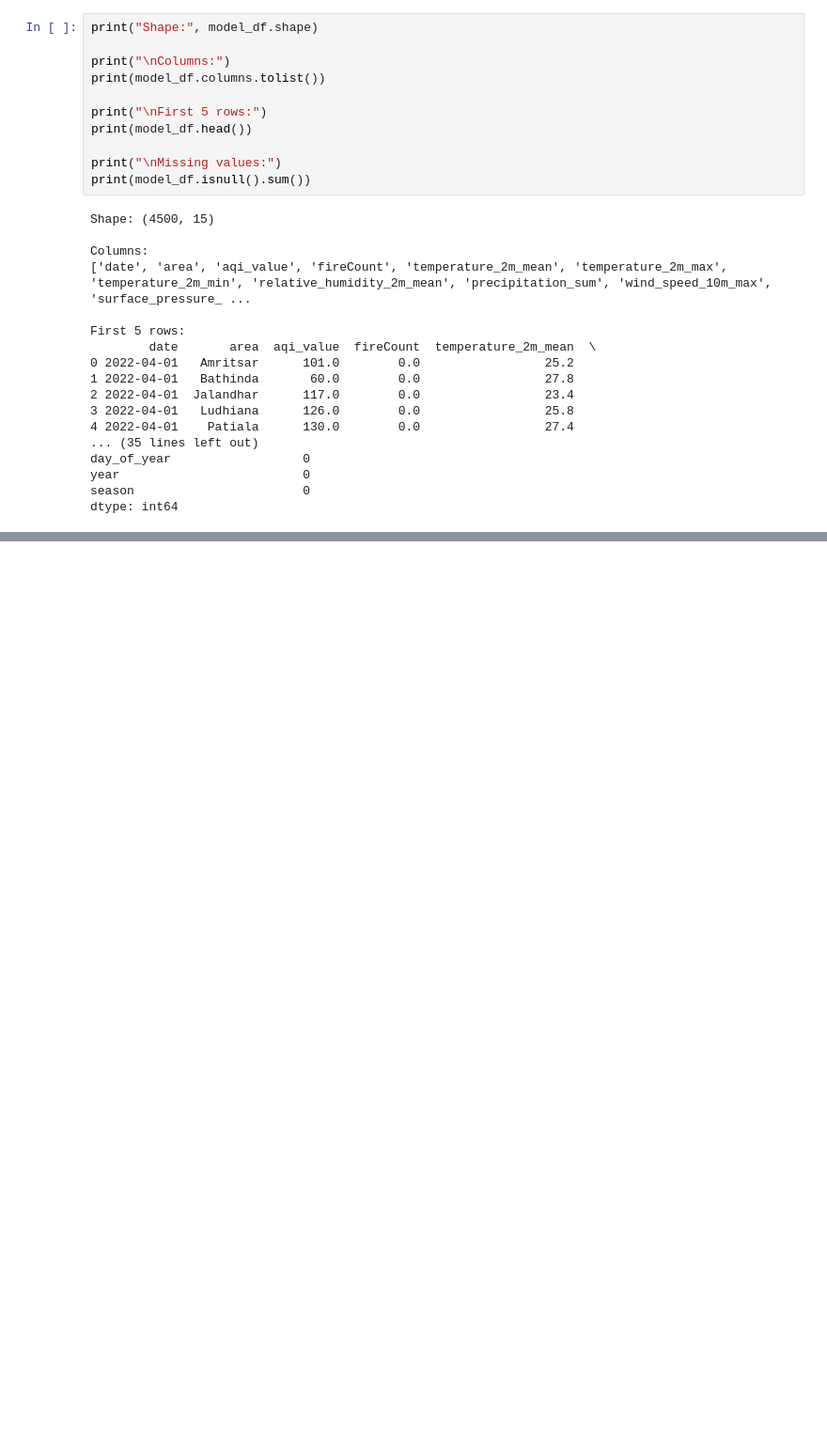
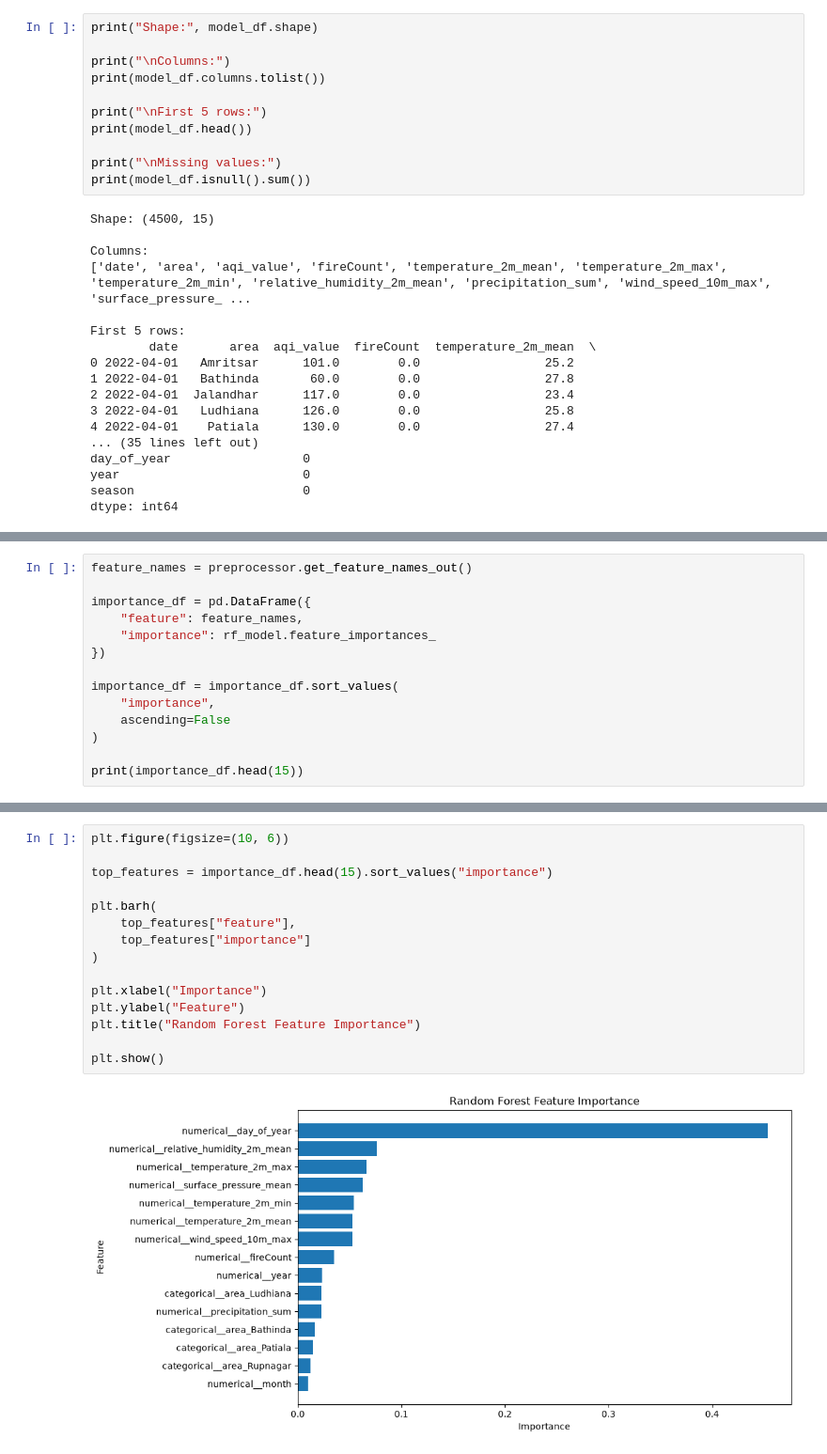
Before and after one commit to its-vaibhav34/airshield-ai, a Jupyter notebook: ml/notebooks/01_data_exploration.ipynb, the cells around one changed output, grey strips where cells are left out. Shown at 94% size. Saved outputs shown, nothing was run; the diff lists cells and outputs as text; blank space fills up the shorter version.

```diff
--- a/ml/notebooks/01_data_exploration.ipynb
+++ b/ml/notebooks/01_data_exploration.ipynb
@@ -1513,0 +1809,14 @@ dtype: int64
+# %%
+feature_names = preprocessor.get_feature_names_out()
+
+importance_df = pd.DataFrame({
+    "feature": feature_names,
+    "importance": rf_model.feature_importances_
+})
+
+importance_df = importance_df.sort_values(
+    "importance",
+    ascending=False
+)
+
+print(importance_df.head(15))
@@ -1513,0 +1840,17 @@ dtype: int64
+# %%
+plt.figure(figsize=(10, 6))
+
+top_features = importance_df.head(15).sort_values("importance")
+
+plt.barh(
+    top_features["feature"],
+    top_features["importance"]
+)
+
+plt.xlabel("Importance")
+plt.ylabel("Feature")
+plt.title("Random Forest Feature Importance")
+
+plt.show()
+# %% [output]
+[figure, added]
```
Also changed, not shown: parts of 25 cells of this notebook.
